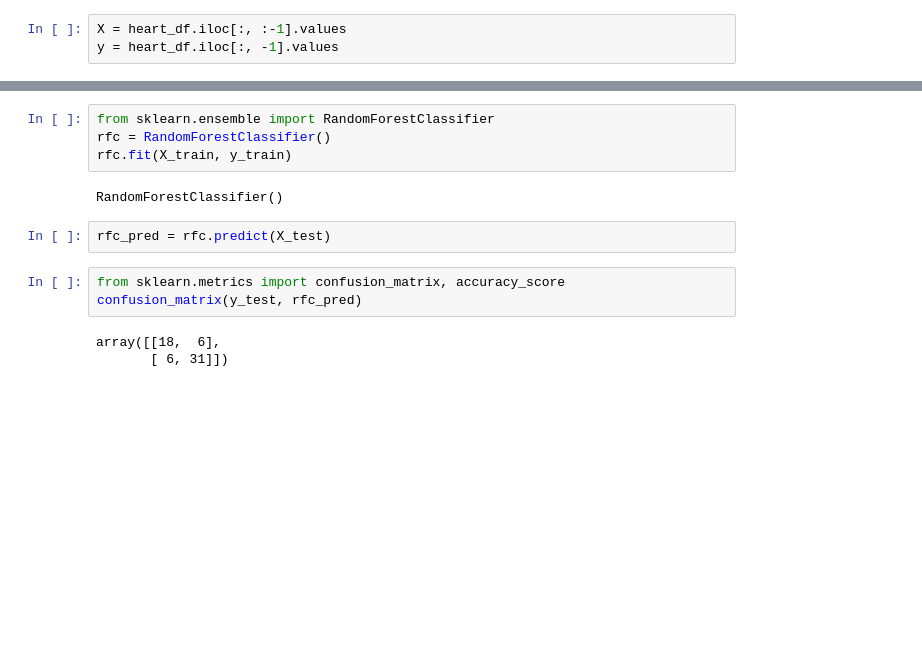
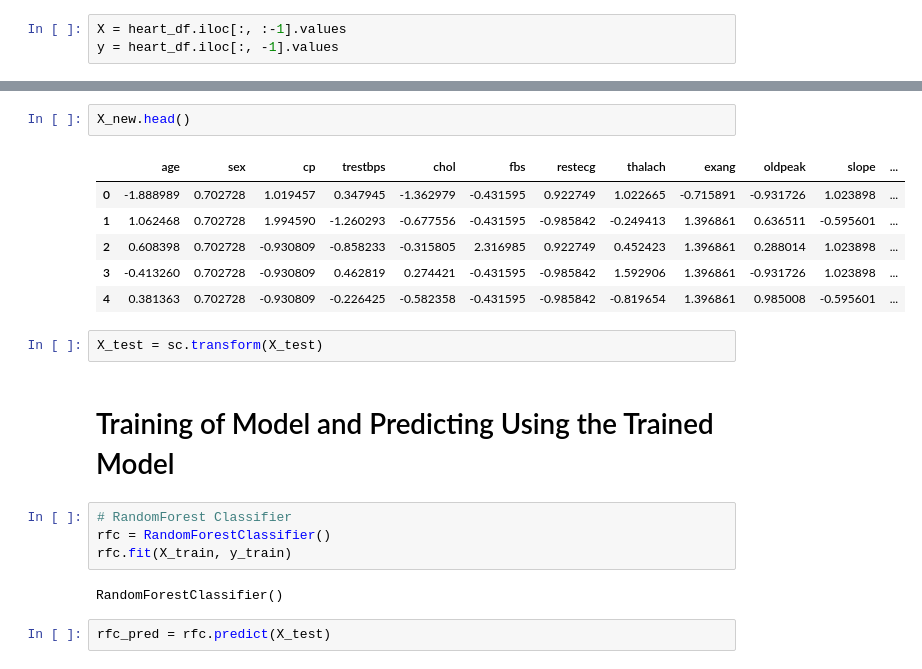
Before and after one commit to Bigfredoh/Machine-Learning, a Jupyter notebook: Heart_Dataset.ipynb, the cells around one changed output, grey strips where cells are left out. Cells and saved outputs as stored; diff of their text form; blank space fills up the shorter version.

```diff
--- a/Heart_Dataset.ipynb
+++ b/Heart_Dataset.ipynb
@@ -107,14 +153,21 @@ X_train, X_test, y_train, y_test = train_test_split(X,y, test_size = 0.2)
+# %%
+X_new.head()
+# %% [output]
+|  | age | sex | cp | trestbps | chol | fbs | restecg | thalach | exang | oldpeak | slope | ... |
+| 0 | -1.888989 | 0.702728 | 1.019457 | 0.347945 | -1.362979 | -0.431595 | 0.922749 | 1.022665 | -0.715891 | -0.931726 | 1.023898 | ... |
+| 1 | 1.062468 | 0.702728 | 1.994590 | -1.260293 | -0.677556 | -0.431595 | -0.985842 | -0.249413 | 1.396861 | 0.636511 | -0.595601 | ... |
+| 2 | 0.608398 | 0.702728 | -0.930809 | -0.858233 | -0.315805 | 2.316985 | 0.922749 | 0.452423 | 1.396861 | 0.288014 | 1.023898 | ... |
+| 3 | -0.413260 | 0.702728 | -0.930809 | 0.462819 | 0.274421 | -0.431595 | -0.985842 | 1.592906 | 1.396861 | -0.931726 | 1.023898 | ... |
+| 4 | 0.381363 | 0.702728 | -0.930809 | -0.226425 | -0.582358 | -0.431595 | -0.985842 | -0.819654 | 1.396861 | 0.985008 | -0.595601 | ... |
+# %%
+X_test = sc.transform(X_test)
+# %% [markdown]
+# Training of Model and Predicting Using the Trained Model
 # %%
-from sklearn.ensemble import RandomForestClassifier
+# RandomForest Classifier
 rfc = RandomForestClassifier()
 rfc.fit(X_train, y_train)
 # %% [output]
 RandomForestClassifier()
 # %%
 rfc_pred = rfc.predict(X_test)
-# %%
-from sklearn.metrics import confusion_matrix, accuracy_score
-confusion_matrix(y_test, rfc_pred)
-# %% [output]
-array([[18,  6],
-       [ 6, 31]])
```
Also changed, not shown: parts of 23 cells of this notebook.
